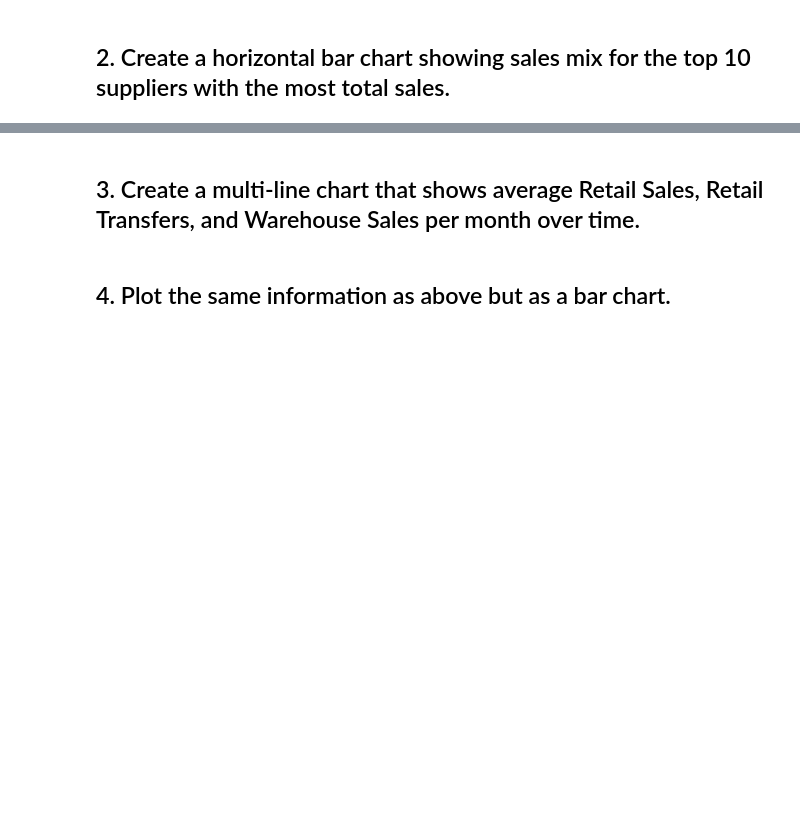
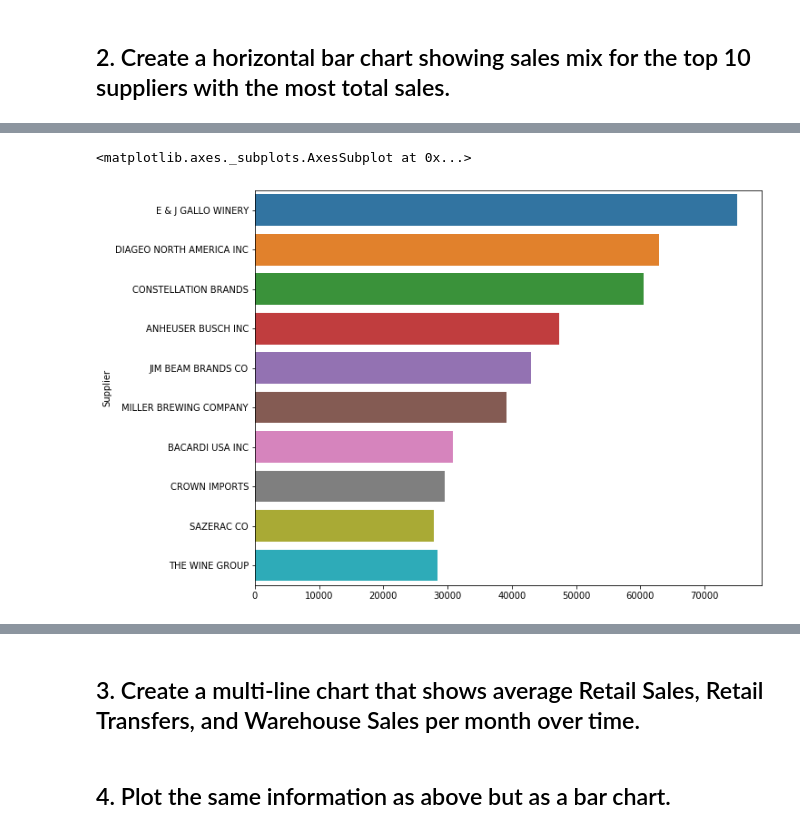
Before and after one commit to ironhack-datalabs/datamex0120, a Jupyter notebook: module-2/lab-plotting-multiple-data-series/your-code/main.ipynb, the cells around one changed output, grey strips where cells are left out. Drawn from its saved outputs; the diff is of its cells as text; code cells hidden in the pictures; blank space fills up the shorter version.

```diff
--- a/module-2/lab-plotting-multiple-data-series/your-code/main.ipynb
+++ b/module-2/lab-plotting-multiple-data-series/your-code/main.ipynb
@@ -50,0 +55,10 @@ plt.barh(data['RetailSales'],data['Year'])
+# %%
+data = data.fillna('Unknown')
+hbar = data.groupby('Supplier').sum()
+hbar = hbar.sort_values(by=['RetailSales','RetailTransfers','WarehouseSales'], ascending=False)
+new_hbar = hbar.drop(['Year','Month'], axis=1).head(10)
+plt.figure(figsize=(10,8))
+sns.barplot(y= new_hbar.index,x =new_hbar['RetailTransfers'].values)
+# %% [output]
+<matplotlib.axes._subplots.AxesSubplot at 0x...>
+[figure, added]
```
Also changed, not shown: parts of 8 cells of this notebook.
